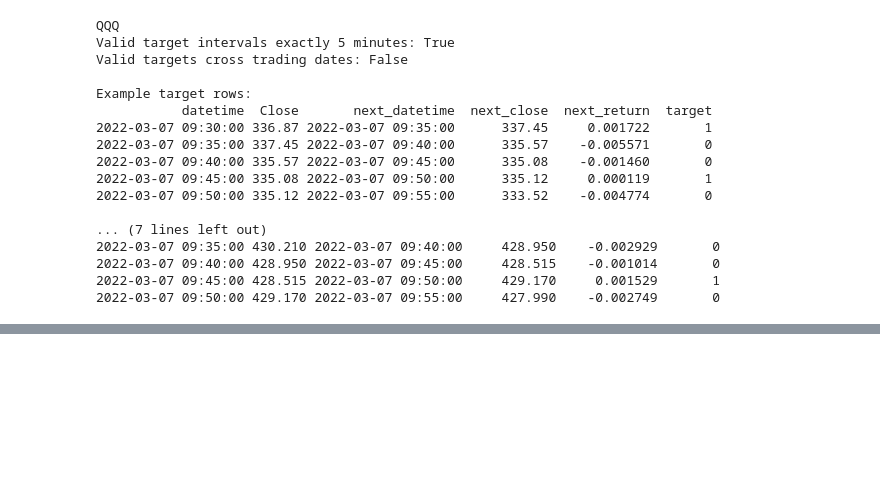
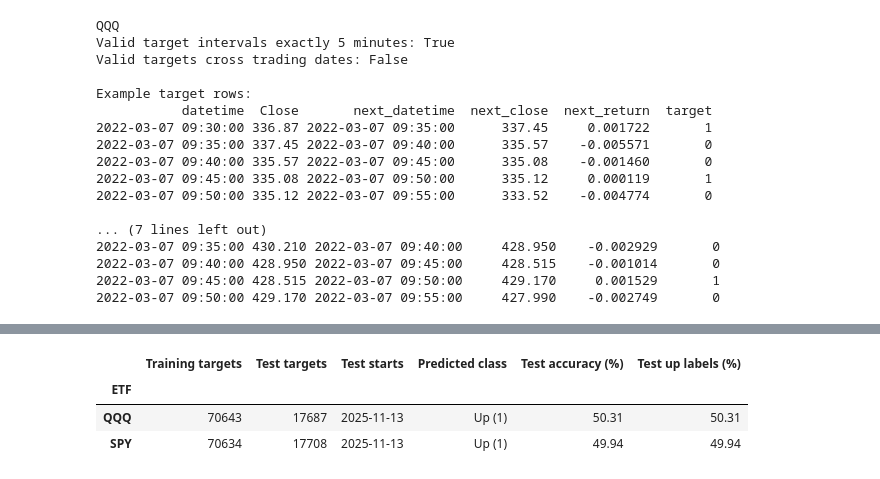
Before and after one commit to Pollyyxx/Intraday-equity-forecasting, a Jupyter notebook: 01_data_availability_and_exploration.ipynb, the cells around one changed output, grey strips where cells are left out. Cells and saved outputs as stored; diff of their text form; code cells hidden in the pictures; blank space fills up the shorter version.

```diff
--- a/01_data_availability_and_exploration.ipynb
+++ b/01_data_availability_and_exploration.ipynb
@@ -1263,0 +1416,39 @@ Example target rows:
+# %%
+# Make a simple baseline that always predicts the most common training label.
+baseline_rows = []
+
+for name, df in [("QQQ", qqq_model_data), ("SPY", spy_model_data)]:
+    valid = df.dropna(subset=["target"]).copy()
+    valid["date"] = valid["datetime"].dt.date
+    trading_days = sorted(valid["date"].unique())
+
+    # Use the first 80% of dates for training and the later dates for testing.
+    split_index = int(len(trading_days) * 0.8)
+    test_start_date = trading_days[split_index]
+    train = valid[valid["date"] < test_start_date]
+    test = valid[valid["date"] >= test_start_date]
+
+    # Find the most common target in the training data.
+    majority_class = train["target"].astype(int).mode()[0]
+
+    # The baseline predicts that class for every test row.
+    accuracy = (test["target"].astype(int) == majority_class).mean() * 100
+    test_up_rate = (test["target"] == 1).mean() * 100
+
+    baseline_rows.append({
+        "ETF": name,
+        "Training targets": len(train),
+        "Test targets": len(test),
+        "Test starts": str(test_start_date),
+        "Predicted class": "Up (1)" if majority_class == 1 else "Down/unchanged (0)",
+        "Test accuracy (%)": accuracy,
+        "Test up labels (%)": test_up_rate,
+    })
+
+baseline_results = pd.DataFrame(baseline_rows).set_index("ETF")
+display(baseline_results.round(2))
+# %% [output]
+|  | Training targets | Test targets | Test starts | Predicted class | Test accuracy (%) | Test up labels (%) |
+| ETF |  |  |  |  |  |  |
+| QQQ | 70643 | 17687 | 2025-11-13 | Up (1) | 50.31 | 50.31 |
+| SPY | 70634 | 17708 | 2025-11-13 | Up (1) | 49.94 | 49.94 |
```
Also changed, not shown: parts of 12 cells of this notebook, 1 other file.
